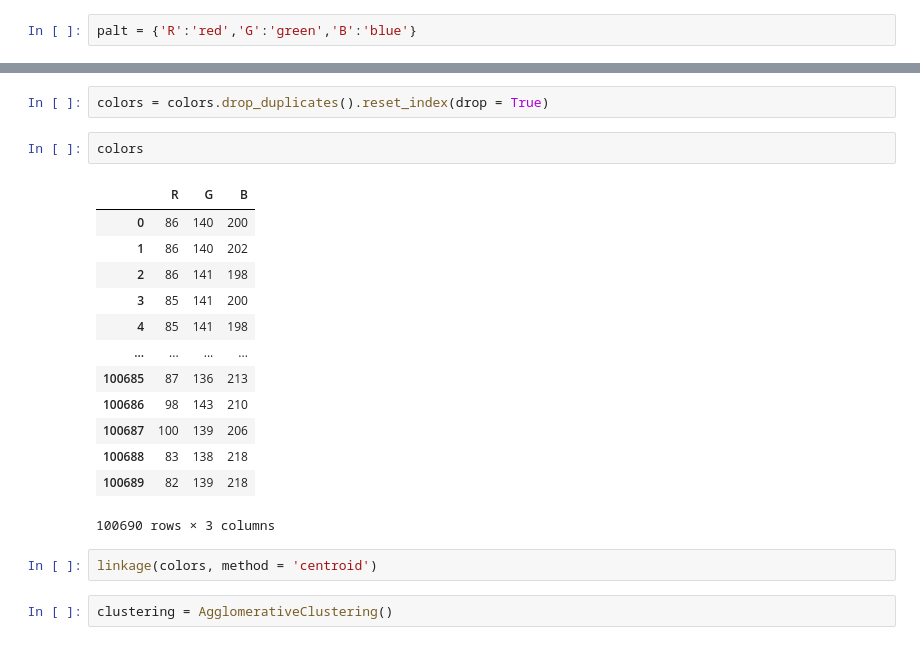
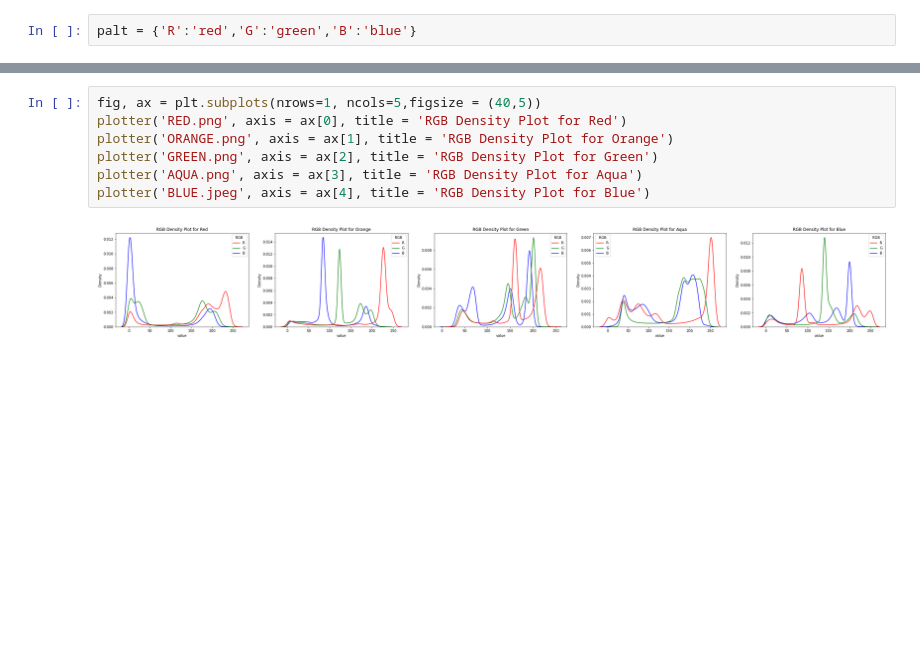
Before and after one commit to clwchanx/STA-160-Final, a Jupyter notebook: Image_Extraction.ipynb, the cells around one changed output, grey strips where cells are left out. Saved outputs shown, nothing was run; the diff lists cells and outputs as text; blank space fills up the shorter version.

Commit message:
Density Plots

```diff
--- a/Image_Extraction.ipynb
+++ b/Image_Extraction.ipynb
@@ -181,22 +113,9 @@ Image.open('BLUEs.png')
-# %%
-colors = colors.drop_duplicates().reset_index(drop = True)
-# %%
-colors
-# %% [output]
-|  | R | G | B |
-| 0 | 86 | 140 | 200 |
-| 1 | 86 | 140 | 202 |
-| 2 | 86 | 141 | 198 |
-| 3 | 85 | 141 | 200 |
-| 4 | 85 | 141 | 198 |
-| ... | ... | ... | ... |
-| 100685 | 87 | 136 | 213 |
-| 100686 | 98 | 143 | 210 |
-| 100687 | 100 | 139 | 206 |
-| 100688 | 83 | 138 | 218 |
-| 100689 | 82 | 139 | 218 |
-100690 rows × 3 columns
-# %%
-linkage(colors, method = 'centroid')
-# %%
-clustering = AgglomerativeClustering()
+# %%
+fig, ax = plt.subplots(nrows=1, ncols=5,figsize = (40,5))
+plotter('RED.png', axis = ax[0], title = 'RGB Density Plot for Red')
+plotter('ORANGE.png', axis = ax[1], title = 'RGB Density Plot for Orange')
+plotter('GREEN.png', axis = ax[2], title = 'RGB Density Plot for Green')
+plotter('AQUA.png', axis = ax[3], title = 'RGB Density Plot for Aqua')
+plotter('BLUE.jpeg', axis = ax[4], title = 'RGB Density Plot for Blue')
+# %% [output]
+[figure, added]
```
Also changed, not shown: parts of 9 cells of this notebook.
